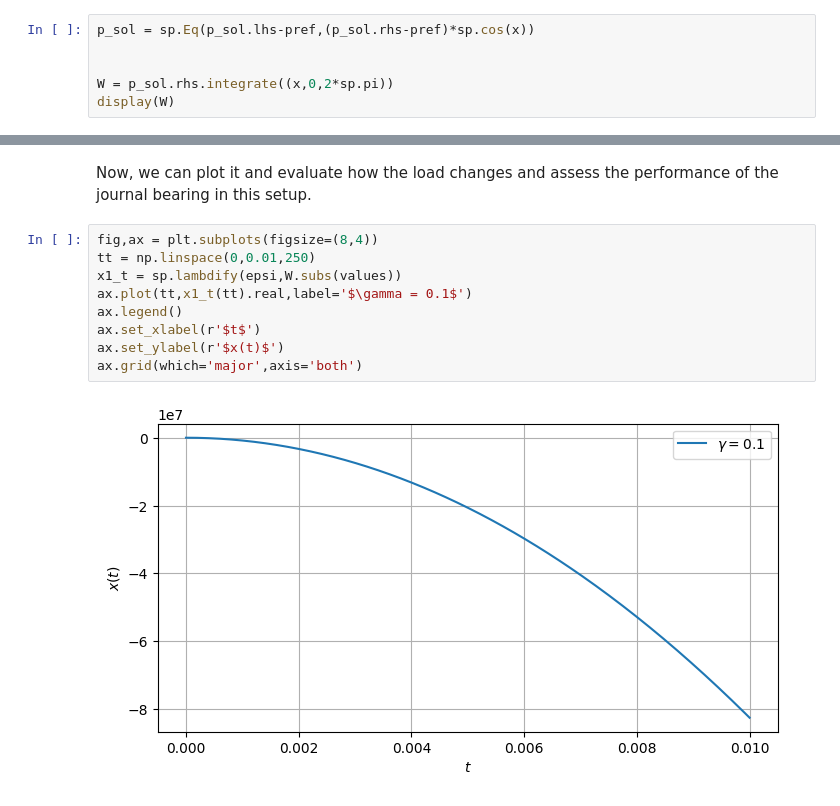
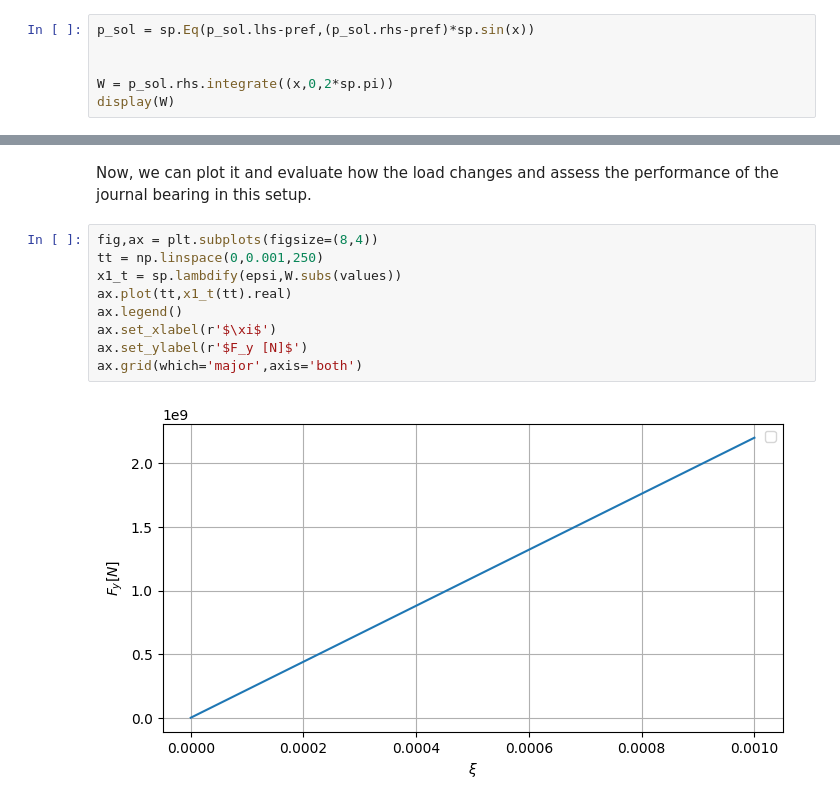
Before and after one commit to rclUPC/AdvancedFluidMechanics, a Jupyter notebook: Assignment1.ipynb, the cells around one changed output, grey strips where cells are left out. Cells and saved outputs as stored; diff of their text form.

```diff
--- a/Assignment1.ipynb
+++ b/Assignment1.ipynb
@@ -111,7 +111,7 @@ The pressure solution $( p_{\text{sol}} $) is modified by subtracting the refere
 
 Next, the load $( W $) is calculated by integrating the modified pressure distribution over one full cycle $from $ x = 0 $ to $ x = 2π . .
 # %%
-p_sol = sp.Eq(p_sol.lhs-pref,(p_sol.rhs-pref)*sp.cos(x))
+p_sol = sp.Eq(p_sol.lhs-pref,(p_sol.rhs-pref)*sp.sin(x))
 
 
 W = p_sol.rhs.integrate((x,0,2*sp.pi))
@@ -140,12 +140,12 @@ values = {pref:1,U:U1,h0:h01,mu:46.43} #mu: viscosity at 50 degrees celcius
 Now, we can plot it and evaluate how the load changes and assess the performance of the journal bearing in this setup.
 # %%
 fig,ax = plt.subplots(figsize=(8,4))
-tt = np.linspace(0,0.01,250)
+tt = np.linspace(0,0.001,250)
 x1_t = sp.lambdify(epsi,W.subs(values))
-ax.plot(tt,x1_t(tt).real,label='$\gamma = 0.1$')
+ax.plot(tt,x1_t(tt).real)
 ax.legend()
-ax.set_xlabel(r'$t$')
-ax.set_ylabel(r'$x(t)$')
+ax.set_xlabel(r'$\xi$')
+ax.set_ylabel(r'$F_y [N]$')
 ax.grid(which='major',axis='both')
 # %% [output]
-[figure, old version]
+[figure, new version]
```
Also changed, not shown: parts of 2 cells of this notebook.
